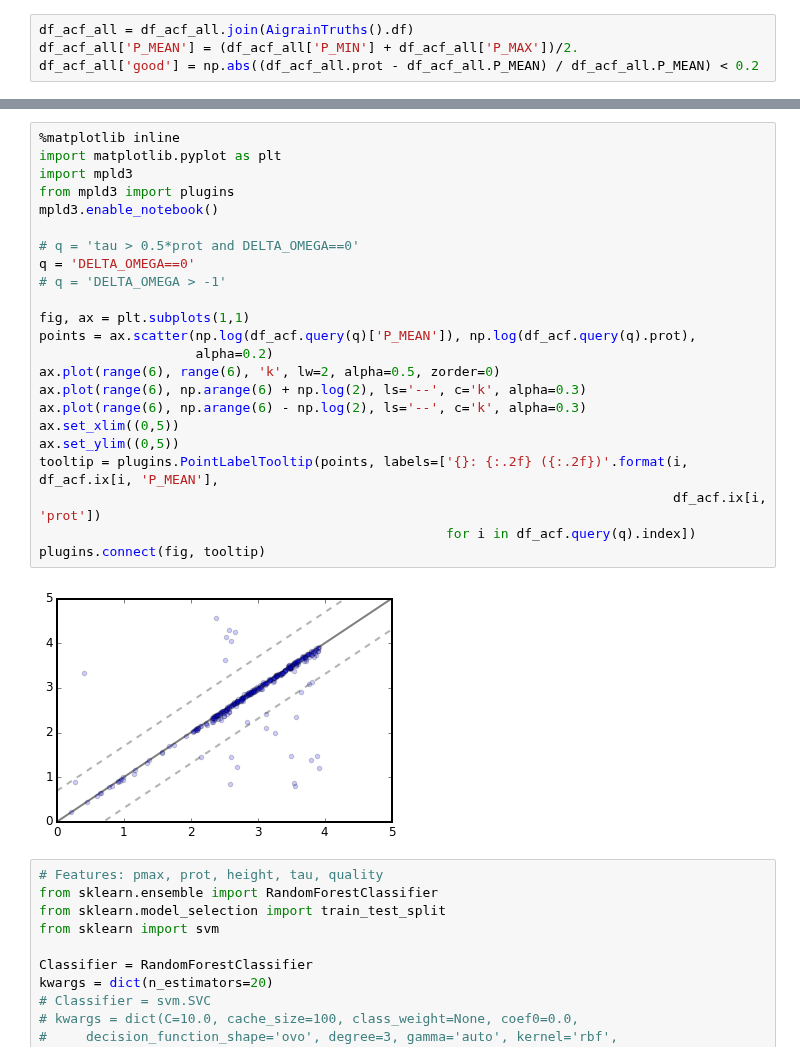
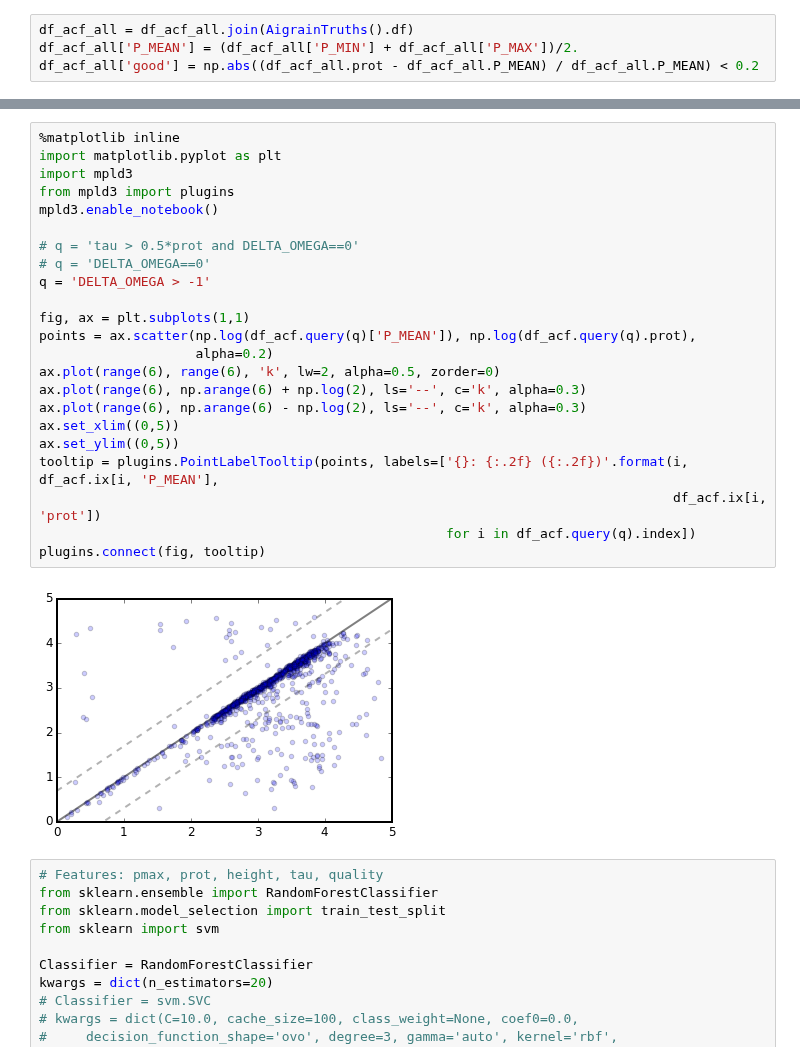
Before and after one commit to RuthAngus/GProtation, a Jupyter notebook: notebooks_tdm/summary.ipynb, the cells around one changed output, grey strips where cells are left out. Drawn from its saved outputs; the diff is of its cells as text.

```diff
--- a/notebooks_tdm/summary.ipynb
+++ b/notebooks_tdm/summary.ipynb
@@ -83,28 +106,28 @@ ax2.scatter(good5.height, np.log10(good5.tau/good5.prot), label='good', color='b
 # %%
 %matplotlib inline
 import matplotlib.pyplot as plt
 import mpld3
 from mpld3 import plugins
 mpld3.enable_notebook()
 
 # q = 'tau > 0.5*prot and DELTA_OMEGA==0'
-q = 'DELTA_OMEGA==0'
-# q = 'DELTA_OMEGA > -1'
+# q = 'DELTA_OMEGA==0'
+q = 'DELTA_OMEGA > -1'
 
 fig, ax = plt.subplots(1,1)
 points = ax.scatter(np.log(df_acf.query(q)['P_MEAN']), np.log(df_acf.query(q).prot),
                     alpha=0.2)
 ax.plot(range(6), range(6), 'k', lw=2, alpha=0.5, zorder=0)
 ax.plot(range(6), np.arange(6) + np.log(2), ls='--', c='k', alpha=0.3)
 ax.plot(range(6), np.arange(6) - np.log(2), ls='--', c='k', alpha=0.3)
 ax.set_xlim((0,5))
 ax.set_ylim((0,5))
 tooltip = plugins.PointLabelTooltip(points, labels=['{}: {:.2f} ({:.2f})'.format(i, df_acf.ix[i, 'P_MEAN'],
                                                                                  df_acf.ix[i, 'prot'])
                                                     for i in df_acf.query(q).index])
 plugins.connect(fig, tooltip)
 # %% [output]
-[figure, old version]
+[figure, new version]
 # %%
 # Features: pmax, prot, height, tau, quality
 from sklearn.ensemble import RandomForestClassifier
```
Also changed, not shown: parts of 3 cells of this notebook, 2 other files.
